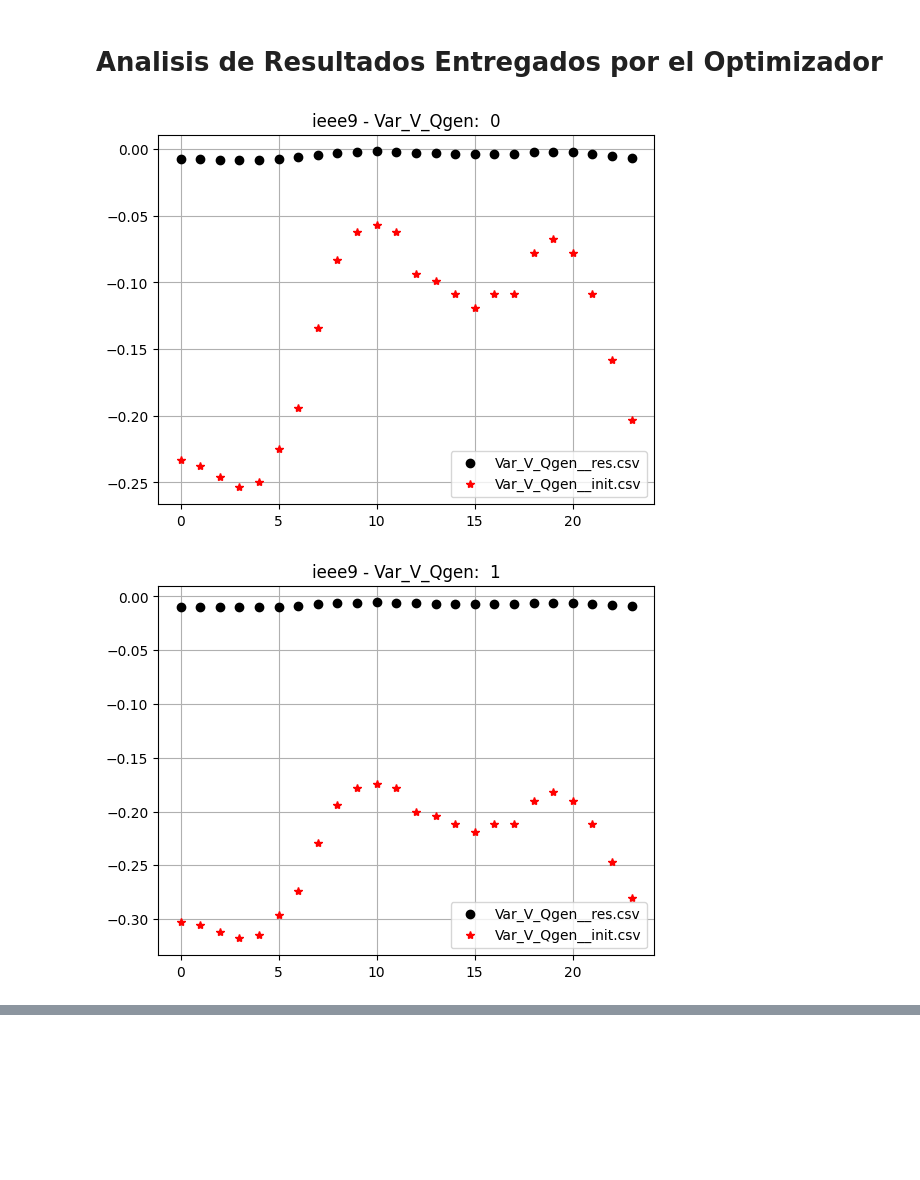
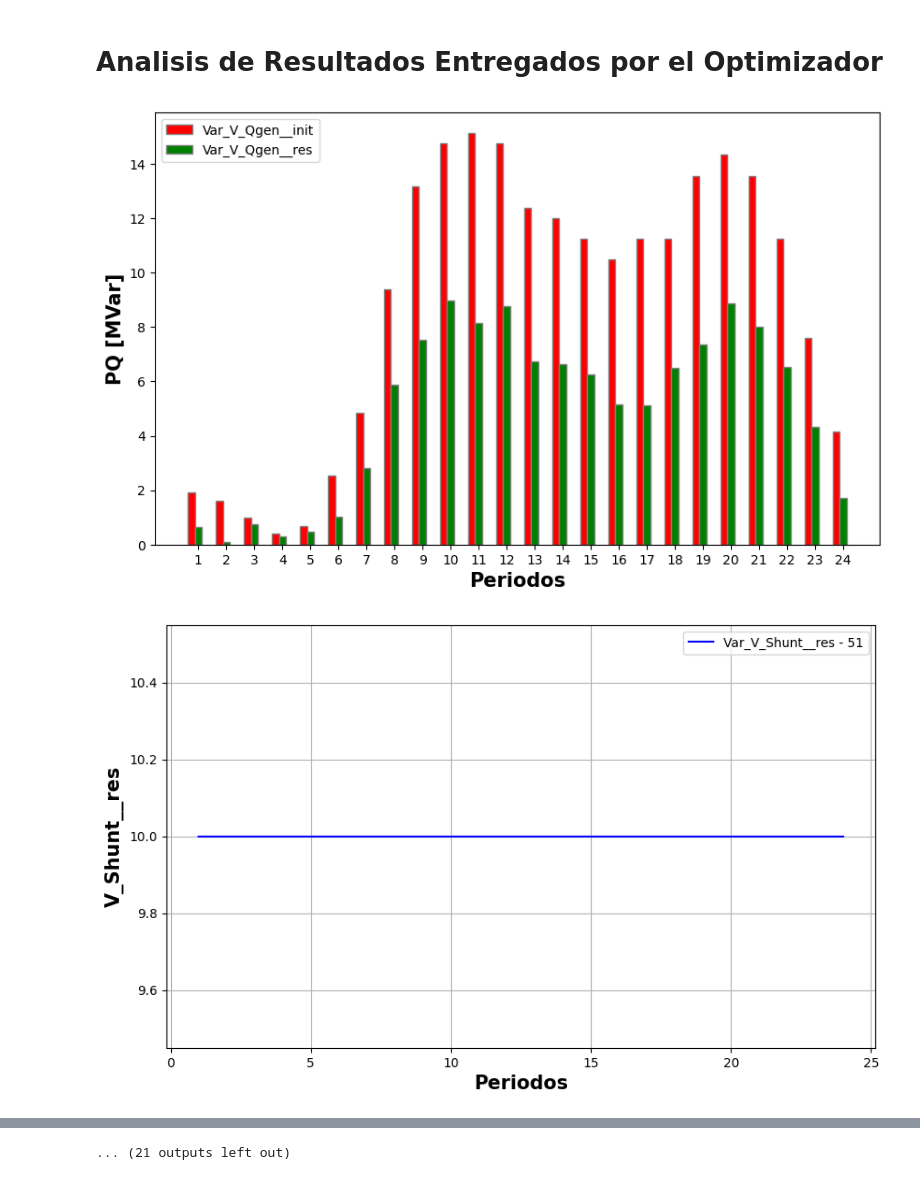
Before and after one commit to nensanc/PowerSystem, a Jupyter notebook: data analytics/Result_analytics.ipynb, the cells around one changed output, grey strips where cells are left out. Cells and saved outputs as stored; diff of their text form; code cells hidden in the pictures; blank space fills up the shorter version.

Commit message:
Se finaliza la parte del algoritmo base para comparar con el multiarea con resultados para los 4 sistemas

```diff
--- a/data analytics/Result_analytics.ipynb
+++ b/data analytics/Result_analytics.ipynb
@@ -43,15 +131,16 @@ def get_df(var, system):
-# %%
-# graficamos
-system = ['ieee9', 'ieee39', 'ieee57', 'ieee118'][0]
-var = ['Var_V_Qgen','Var_V_Pgen','Var_V_Vbus', 'Var_V_Qslack'][0]
-dict_gen_df1, dict_gen_df2, names_files = get_df(var, system)
-for key in dict_gen_df1:
-    plt.plot(dict_gen_df1.get(key), 'o',mfc="k", mec="k", label=names_files[0])
-    plt.plot(dict_gen_df2.get(key), 'r*', label=names_files[1])
-    plt.title(f'{system} - {var}:  {key}')
-    plt.legend()
-    plt.grid()
-    plt.show()
-# %% [output]
-[figure, removed]
-[figure, removed]
+# %%
+# graficamos
+folder = r'\\wsl.localhost\Ubuntu\home\nensanc\GitHub\PowerSystem\Resultados\Graficas'
+system = ['ieee9', 'ieee39', 'ieee57', 'ieee118'][3]
+list_var = ['Var_V_Qgen','Var_V_Shunt', 'Var_V_Rtrafo','Var_V_Vbus']
+for var in list_var:
+    res = get_df(var, system)
+    if var=='Var_V_Vbus':
+        graph_plot_2(res, system, folder)
+    elif len(res)>1:
+        graph_bar(res, system, folder)
+    else:
+        graph_plot(res, system, folder)
+# %% [output]
+[figure, added]
+[figure, added]
@@ -57,0 +157 @@ for key in dict_gen_df1:
+... (21 outputs left out)
```
Also changed, not shown: parts of 3 cells of this notebook, 9 other files.
